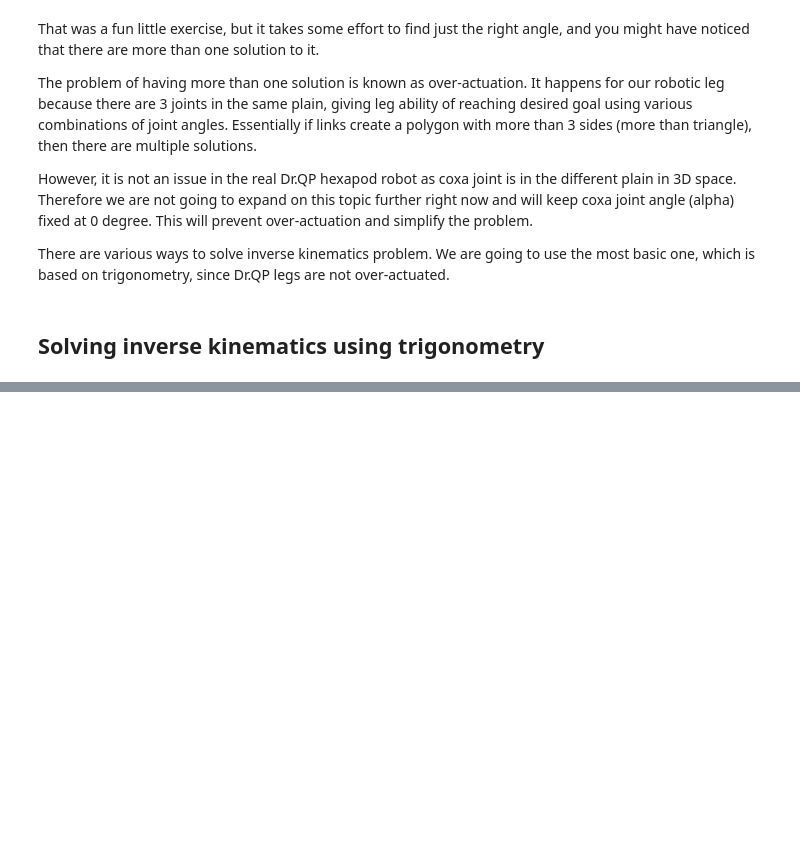
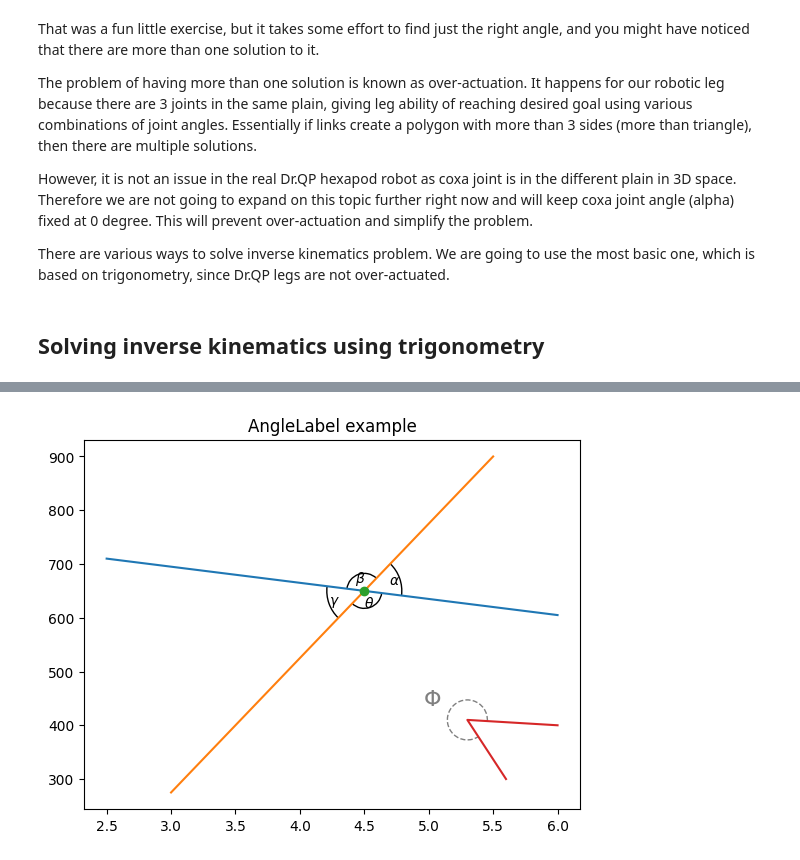
Before and after one commit to Dr-QP/Dr.QP, a Jupyter notebook: packages/runtime/drqp_brain/notebooks/getting_started_with_robot_ik.ipynb, the cells around one changed output, grey strips where cells are left out. Saved outputs shown, nothing was run; the diff lists cells and outputs as text; code cells hidden in the pictures; blank space fills up the shorter version.

```diff
--- a/packages/runtime/drqp_brain/notebooks/getting_started_with_robot_ik.ipynb
+++ b/packages/runtime/drqp_brain/notebooks/getting_started_with_robot_ik.ipynb
@@ -189,0 +191,32 @@ pass
+# %%
+
+import matplotlib.pyplot as plt
+from plotting import AngleAnnotation
+
+fig, ax = plt.subplots()
+fig.canvas.draw()  # Need to draw the figure to define renderer
+ax.set_title("AngleLabel example")
+
+# Plot two crossing lines and label each angle between them with the above
+# ``AngleAnnotation`` tool.
+center = (4.5, 650)
+p1 = [(2.5, 710), (6.0, 605)]
+p2 = [(3.0, 275), (5.5, 900)]
+line1, = ax.plot(*zip(*p1))
+line2, = ax.plot(*zip(*p2))
+point, = ax.plot(*center, marker="o")
+
+am1 = AngleAnnotation(center, p1[1], p2[1], ax=ax, size=75, text=r"$\alpha$")
+am2 = AngleAnnotation(center, p2[1], p1[0], ax=ax, size=35, text=r"$\beta$")
+am3 = AngleAnnotation(center, p1[0], p2[0], ax=ax, size=75, text=r"$\gamma$")
+am4 = AngleAnnotation(center, p2[0], p1[1], ax=ax, size=35, text=r"$\theta$")
+
+
+# Showcase some styling options for the angle arc, as well as the text.
+p = [(6.0, 400), (5.3, 410), (5.6, 300)]
+ax.plot(*zip(*p))
+am5 = AngleAnnotation(p[1], p[0], p[2], ax=ax, size=40, text=r"$\Phi$",
+                      linestyle="--", color="gray", textposition="outside",
+                      text_kw=dict(fontsize=16, color="gray"))
+# %% [output]
+[figure, added]
```
Also changed, not shown: parts of 6 cells of this notebook, 1 other file.
